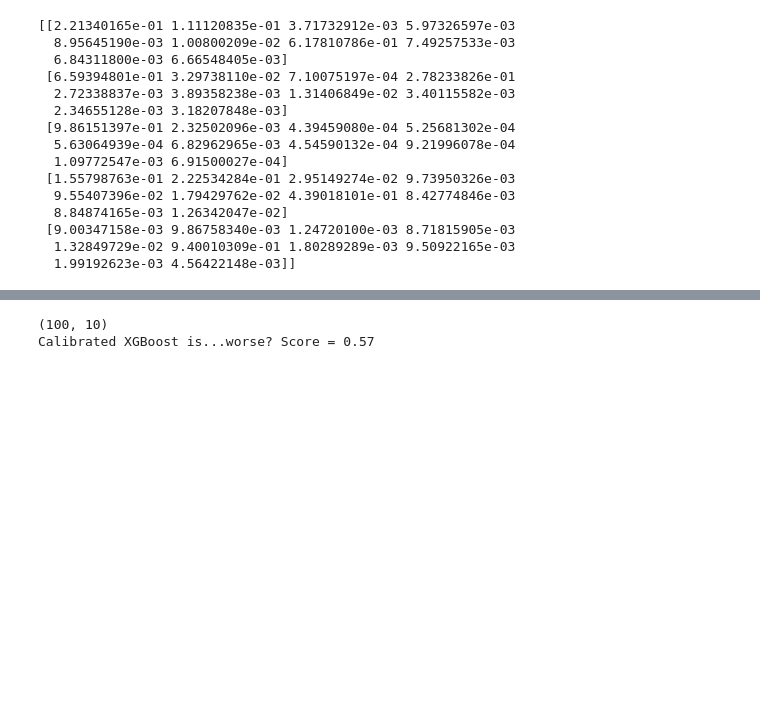
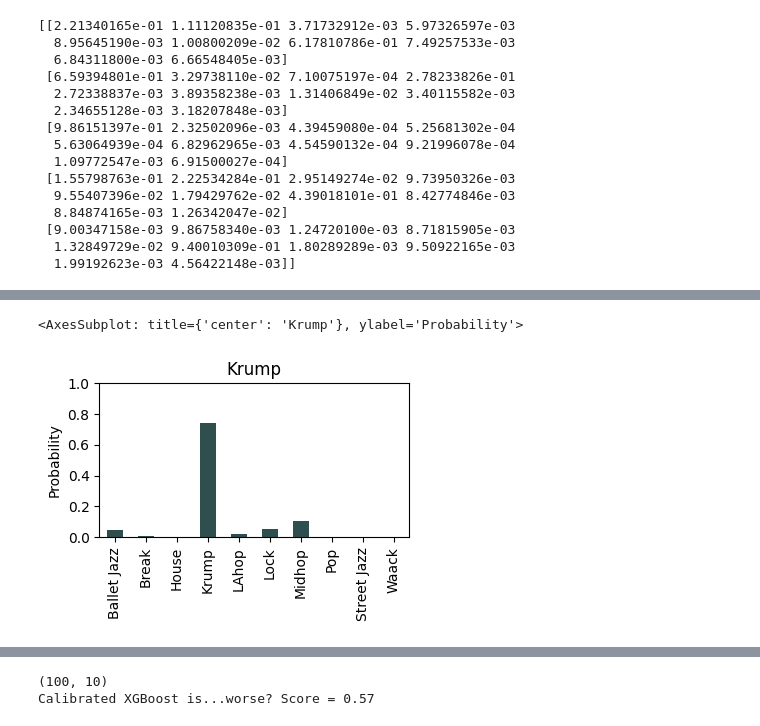
Before and after one commit to tBenBaker/MovementClassifier, a Jupyter notebook: DanceProj1/notebooks/02_classification_draft.ipynb, the cells around one changed output, grey strips where cells are left out. Drawn from its saved outputs; the diff is of its cells as text; code cells hidden in the pictures; blank space fills up the shorter version.

```diff
--- a/DanceProj1/notebooks/02_classification_draft.ipynb
+++ b/DanceProj1/notebooks/02_classification_draft.ipynb
@@ -196,0 +216,6 @@ Try some plots
+# %%
+dfKR = Krumpdf.drop(['Original Index', 'True_Label', 'id'], axis=1)
+dfKR.mean().plot(kind='bar', title='Krump', color='darkslategray', figsize=(4,2), ylim=(0,1), ylabel='Probability')
+# %% [output]
+<AxesSubplot: title={'center': 'Krump'}, ylabel='Probability'>
+[figure, added]
```
Also changed, not shown: parts of 13 cells of this notebook.
